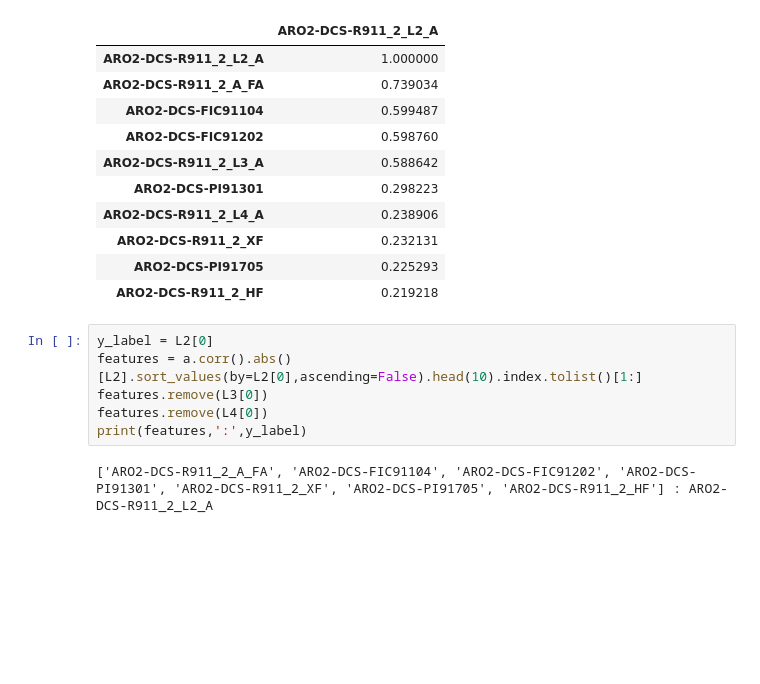
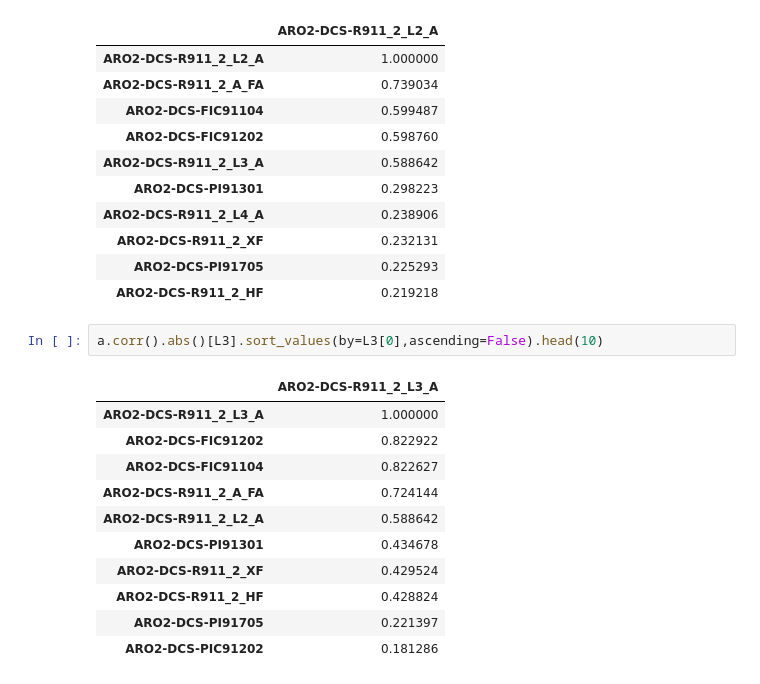
Before and after one commit to skywalker0803r/R911R912, a Jupyter notebook: EDA.ipynb, the cells around one changed output. Drawn from its saved outputs; the diff is of its cells as text; blank space fills up the shorter version.

```diff
--- a/EDA.ipynb
+++ b/EDA.ipynb
@@ -91,11 +91,17 @@ a.corr().abs()[L2].sort_values(by=L2[0],ascending=False).head(10)
 | ARO2-DCS-R911_2_XF | 0.232131 |
 | ARO2-DCS-PI91705 | 0.225293 |
 | ARO2-DCS-R911_2_HF | 0.219218 |
-# %%
-y_label = L2[0]
-features = a.corr().abs()[L2].sort_values(by=L2[0],ascending=False).head(10).index.tolist()[1:]
-features.remove(L3[0])
-features.remove(L4[0])
-print(features,':',y_label)
-# %% [output]
-['ARO2-DCS-R911_2_A_FA', 'ARO2-DCS-FIC91104', 'ARO2-DCS-FIC91202', 'ARO2-DCS-PI91301', 'ARO2-DCS-R911_2_XF', 'ARO2-DCS-PI91705', 'ARO2-DCS-R911_2_HF'] : ARO2-DCS-R911_2_L2_A
+# %%
+a.corr().abs()[L3].sort_values(by=L3[0],ascending=False).head(10)
+# %% [output]
+|  | ARO2-DCS-R911_2_L3_A |
+| ARO2-DCS-R911_2_L3_A | 1.000000 |
+| ARO2-DCS-FIC91202 | 0.822922 |
+| ARO2-DCS-FIC91104 | 0.822627 |
+| ARO2-DCS-R911_2_A_FA | 0.724144 |
+| ARO2-DCS-R911_2_L2_A | 0.588642 |
+| ARO2-DCS-PI91301 | 0.434678 |
+| ARO2-DCS-R911_2_XF | 0.429524 |
+| ARO2-DCS-R911_2_HF | 0.428824 |
+| ARO2-DCS-PI91705 | 0.221397 |
+| ARO2-DCS-PIC91202 | 0.181286 |
```
Also changed, not shown: parts of 4 cells of this notebook.
